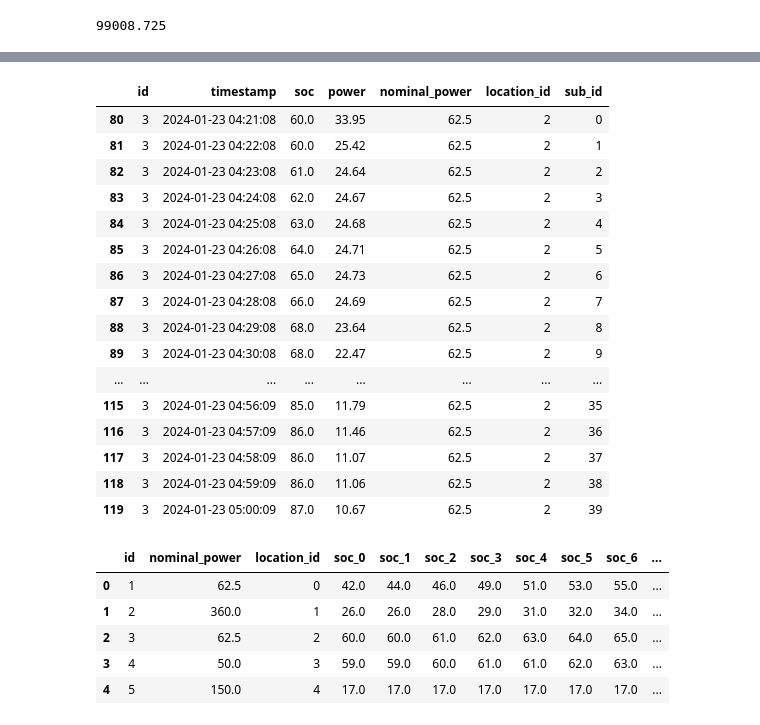
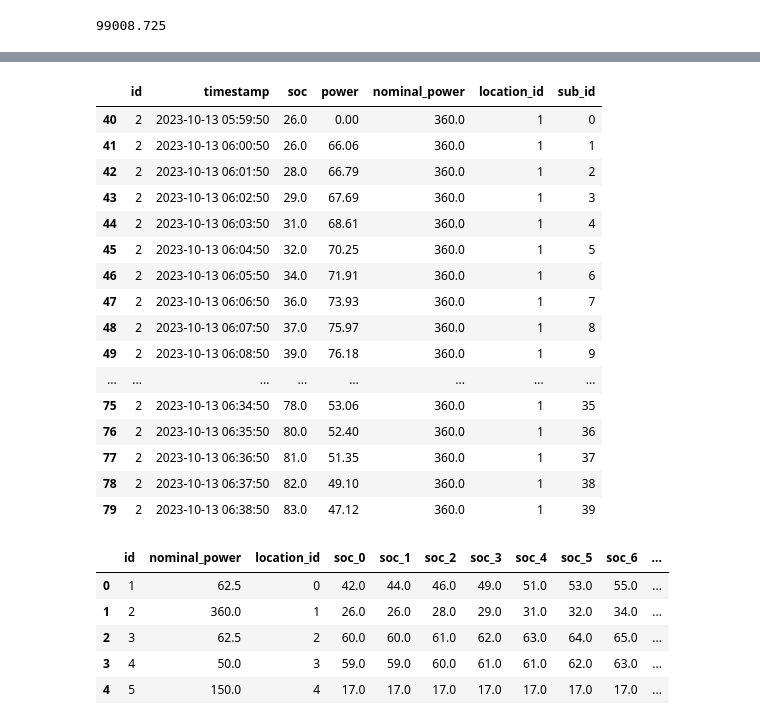
Before and after one commit to JakobBerg-Projects/CedasHackathon2025, a Jupyter notebook: src/henrik/experiments.ipynb, the cells around one changed output, grey strips where cells are left out. Drawn from its saved outputs; the diff is of its cells as text; code cells hidden in the pictures.

```diff
--- a/src/henrik/experiments.ipynb
+++ b/src/henrik/experiments.ipynb
@@ -17,20 +39,20 @@ len(train_data_full) / 40
 # %%
-train_data_full.loc[train_data_full['id'] == 3]
+train_data_full.loc[train_data_full['id'] == 2]
 # %% [output]
 |  | id | timestamp | soc | power | nominal_power | location_id | sub_id |
-| 80 | 3 | 2024-01-23 04:21:08 | 60.0 | 33.95 | 62.5 | 2 | 0 |
-| 81 | 3 | 2024-01-23 04:22:08 | 60.0 | 25.42 | 62.5 | 2 | 1 |
-| 82 | 3 | 2024-01-23 04:23:08 | 61.0 | 24.64 | 62.5 | 2 | 2 |
-| 83 | 3 | 2024-01-23 04:24:08 | 62.0 | 24.67 | 62.5 | 2 | 3 |
-| 84 | 3 | 2024-01-23 04:25:08 | 63.0 | 24.68 | 62.5 | 2 | 4 |
-| 85 | 3 | 2024-01-23 04:26:08 | 64.0 | 24.71 | 62.5 | 2 | 5 |
-| 86 | 3 | 2024-01-23 04:27:08 | 65.0 | 24.73 | 62.5 | 2 | 6 |
-| 87 | 3 | 2024-01-23 04:28:08 | 66.0 | 24.69 | 62.5 | 2 | 7 |
-| 88 | 3 | 2024-01-23 04:29:08 | 68.0 | 23.64 | 62.5 | 2 | 8 |
-| 89 | 3 | 2024-01-23 04:30:08 | 68.0 | 22.47 | 62.5 | 2 | 9 |
+| 40 | 2 | 2023-10-13 05:59:50 | 26.0 | 0.00 | 360.0 | 1 | 0 |
+| 41 | 2 | 2023-10-13 06:00:50 | 26.0 | 66.06 | 360.0 | 1 | 1 |
+| 42 | 2 | 2023-10-13 06:01:50 | 28.0 | 66.79 | 360.0 | 1 | 2 |
+| 43 | 2 | 2023-10-13 06:02:50 | 29.0 | 67.69 | 360.0 | 1 | 3 |
+| 44 | 2 | 2023-10-13 06:03:50 | 31.0 | 68.61 | 360.0 | 1 | 4 |
+| 45 | 2 | 2023-10-13 06:04:50 | 32.0 | 70.25 | 360.0 | 1 | 5 |
+| 46 | 2 | 2023-10-13 06:05:50 | 34.0 | 71.91 | 360.0 | 1 | 6 |
+| 47 | 2 | 2023-10-13 06:06:50 | 36.0 | 73.93 | 360.0 | 1 | 7 |
+| 48 | 2 | 2023-10-13 06:07:50 | 37.0 | 75.97 | 360.0 | 1 | 8 |
+| 49 | 2 | 2023-10-13 06:08:50 | 39.0 | 76.18 | 360.0 | 1 | 9 |
 | ... | ... | ... | ... | ... | ... | ... | ... |
-| 115 | 3 | 2024-01-23 04:56:09 | 85.0 | 11.79 | 62.5 | 2 | 35 |
-| 116 | 3 | 2024-01-23 04:57:09 | 86.0 | 11.46 | 62.5 | 2 | 36 |
-| 117 | 3 | 2024-01-23 04:58:09 | 86.0 | 11.07 | 62.5 | 2 | 37 |
-| 118 | 3 | 2024-01-23 04:59:09 | 86.0 | 11.06 | 62.5 | 2 | 38 |
-| 119 | 3 | 2024-01-23 05:00:09 | 87.0 | 10.67 | 62.5 | 2 | 39 |
+| 75 | 2 | 2023-10-13 06:34:50 | 78.0 | 53.06 | 360.0 | 1 | 35 |
+| 76 | 2 | 2023-10-13 06:35:50 | 80.0 | 52.40 | 360.0 | 1 | 36 |
+| 77 | 2 | 2023-10-13 06:36:50 | 81.0 | 51.35 | 360.0 | 1 | 37 |
+| 78 | 2 | 2023-10-13 06:37:50 | 82.0 | 49.10 | 360.0 | 1 | 38 |
+| 79 | 2 | 2023-10-13 06:38:50 | 83.0 | 47.12 | 360.0 | 1 | 39 |
```
Also changed, not shown: parts of 23 cells of this notebook, 4 other files.
